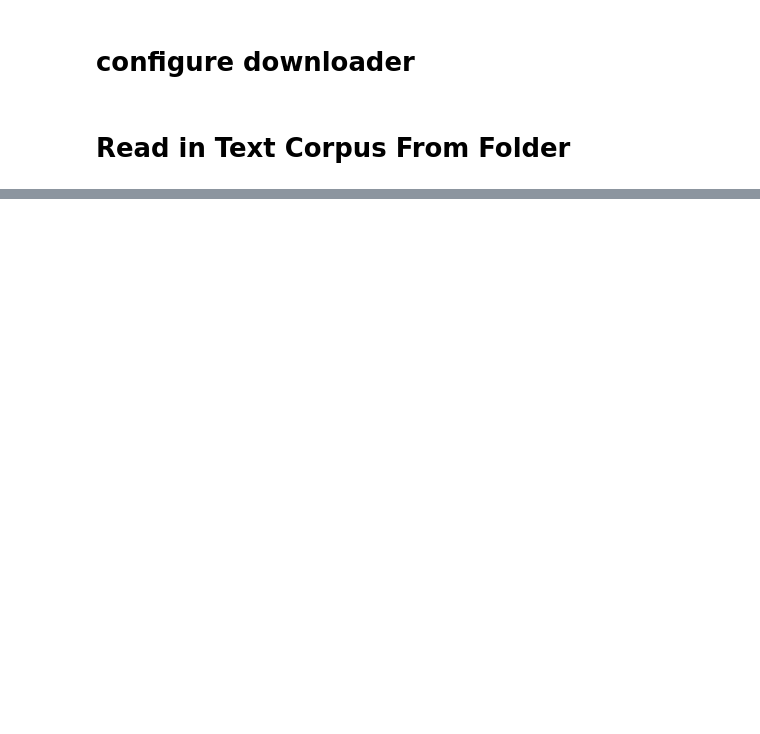
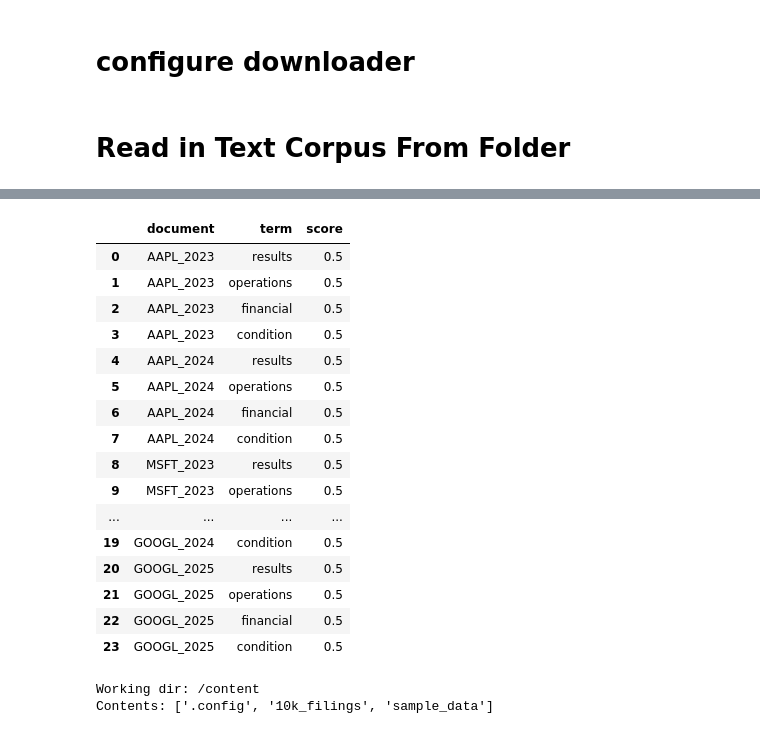
Before and after one commit to joe-granick/CS439, a Jupyter notebook: data_ingest10K.ipynb, the cells around one changed output, grey strips where cells are left out. Saved outputs shown, nothing was run; the diff lists cells and outputs as text; code cells hidden in the pictures; blank space fills up the shorter version.

```diff
--- a/data_ingest10K.ipynb
+++ b/data_ingest10K.ipynb
@@ -58,17 +26,2 @@ for ticker in TICKERS:
 # %% [markdown]
 # Read in Text Corpus From Folder
-# %%
-dir_pattern = os.path.join(DIR,"sec-edgar-filings", "*", FILING_TYPE,"*","full-submission.txt")
-filings = {}
-
-for path in glob.glob(dir_pattern):
-  folders = path.split(os.sep)
-  ticker = folders[-4]
-  acc_num = folders[-2]
-  xx = acc_num.split("-")[1]
-  year = "20" + xx if len(xx) == 2 else xx
-
-  with open(path, "r",encoding="utf-8") as f:
-    files=f.read()
-  text = BeautifulSoup(files,"lxml").get_text(separator="\n")
-  filings.setdefault(ticker,{})[year] = text
@@ -85,0 +149,47 @@ Filings pulled for GOOGL: ['2025', '2024']
+# %%
+from sklearn.feature_extraction.text import TfidfVectorizer
+
+vectorizer = TfidfVectorizer(
+    stop_words="english",
+    token_pattern=r"(?u)\b[a-zA-Z]{3,}\b"
+)
+tfidf_mat = vectorizer.fit_transform(docs.values())
+features = vectorizer.get_feature_names_out()
+# %%
+rows = []
+for i, key in enumerate(docs.keys()):
+    scores = tfidf_mat[i].toarray().flatten()
+    top5 = scores.argsort()[::-1][:5]
+    for idx in top5:
+        rows.append({
+            "document": key,
+            "term": features[idx],
+            "score": scores[idx]
+        })
+df_tfidf = pd.DataFrame(rows)
+display(df_tfidf)
+# %% [output]
+|  | document | term | score |
+| 0 | AAPL_2023 | results | 0.5 |
+| 1 | AAPL_2023 | operations | 0.5 |
+| 2 | AAPL_2023 | financial | 0.5 |
+| 3 | AAPL_2023 | condition | 0.5 |
+| 4 | AAPL_2024 | results | 0.5 |
+| 5 | AAPL_2024 | operations | 0.5 |
+| 6 | AAPL_2024 | financial | 0.5 |
+| 7 | AAPL_2024 | condition | 0.5 |
+| 8 | MSFT_2023 | results | 0.5 |
+| 9 | MSFT_2023 | operations | 0.5 |
+| ... | ... | ... | ... |
+| 19 | GOOGL_2024 | condition | 0.5 |
+| 20 | GOOGL_2025 | results | 0.5 |
+| 21 | GOOGL_2025 | operations | 0.5 |
+| 22 | GOOGL_2025 | financial | 0.5 |
+| 23 | GOOGL_2025 | condition | 0.5 |
+# %%
+import os
+print("Working dir:", os.getcwd())
+print("Contents:", os.listdir())
+# %% [output]
+Working dir: /content
+Contents: ['.config', '10k_filings', 'sample_data']
```
Also changed, not shown: parts of 13 cells of this notebook.
